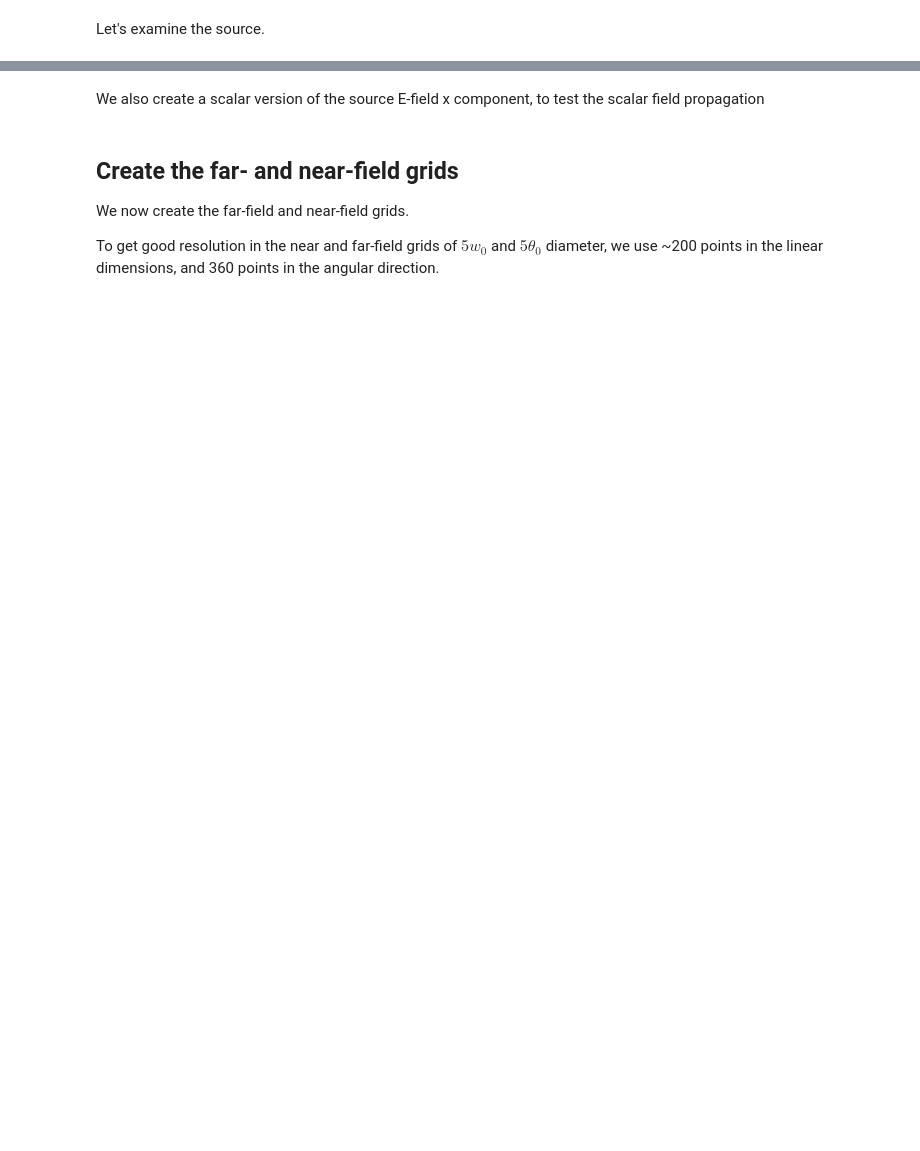
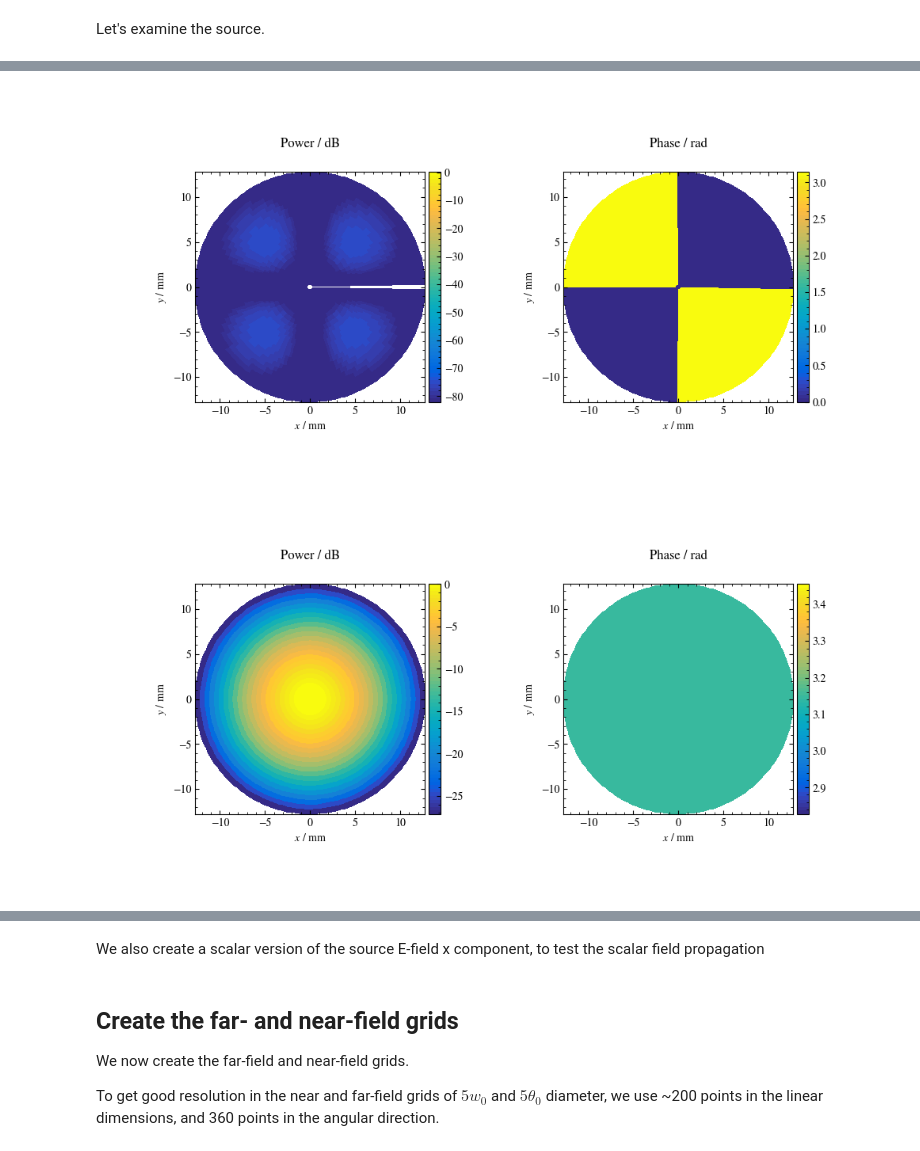
Before and after one commit to PyPO-dev/PyPO, a Jupyter notebook: tutorials/test_vecGB debug.ipynb, the cells around one changed output, grey strips where cells are left out. Saved outputs shown, nothing was run; the diff lists cells and outputs as text; code cells hidden in the pictures; blank space fills up the shorter version.

```diff
--- a/tutorials/test_vecGB debug.ipynb
+++ b/tutorials/test_vecGB debug.ipynb
@@ -248,0 +251,7 @@ FieldNameError:
+# %%
+s.plotBeam2D(field, FieldComponents.Hx, norm=False)
+s.plotBeam2D(field, FieldComponents.Hy, norm=False)
+s.plotBeam2D(field, FieldComponents.Hz, norm=False)
+# %% [output]
+[figure, added]
+[figure, added]
```
Also changed, not shown: parts of 19 cells of this notebook, 5 other files.
